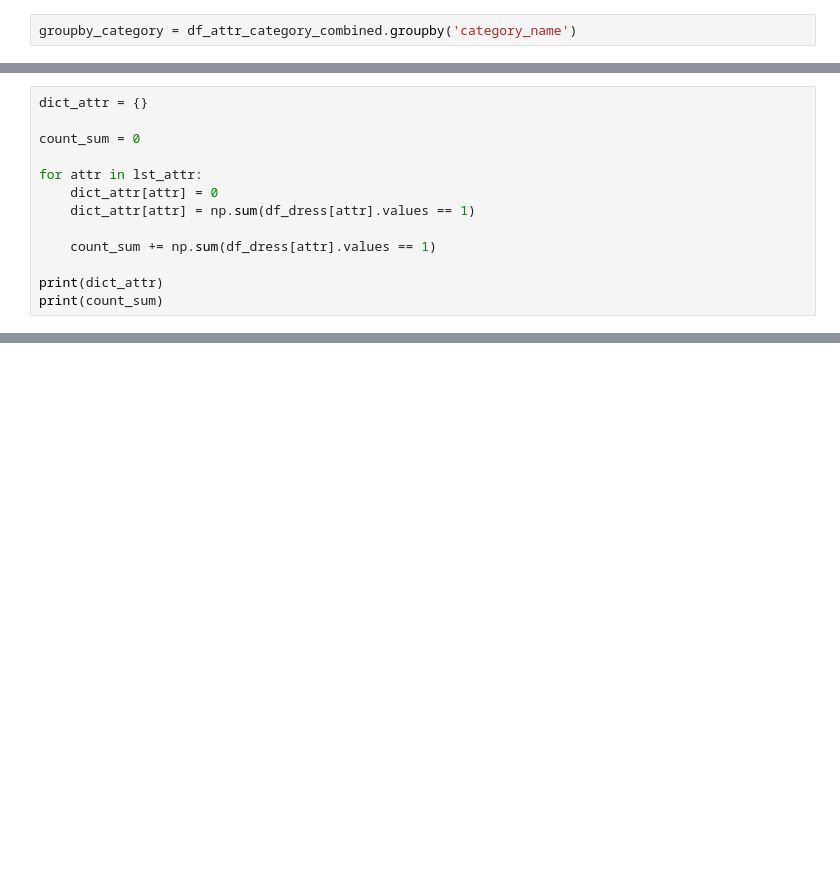
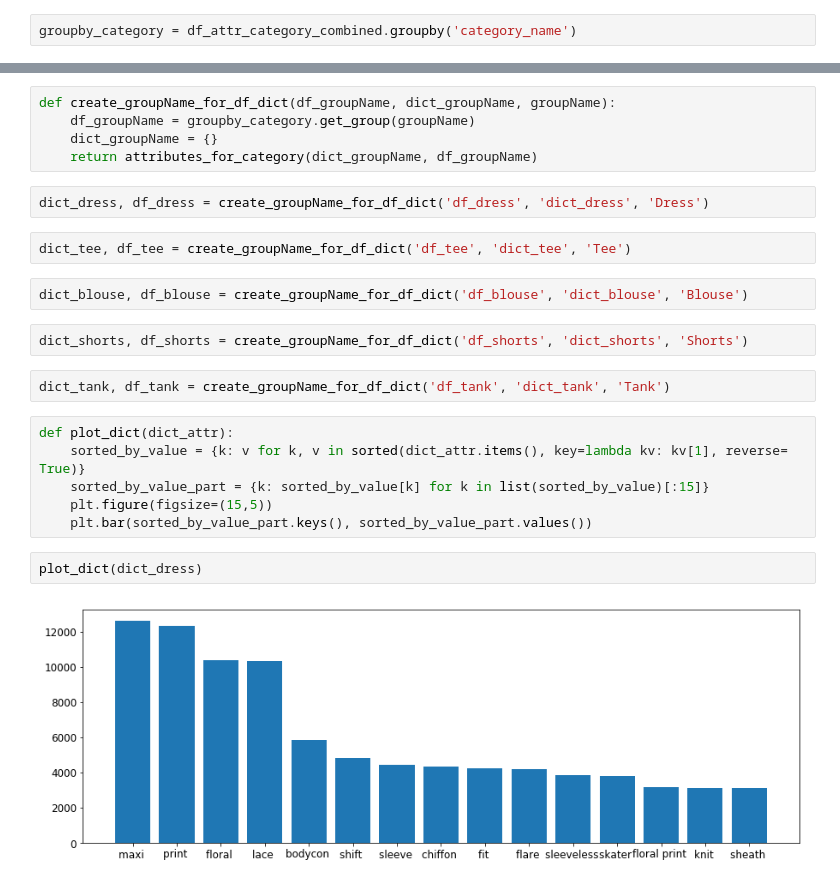
Before and after one commit to starsuzi/deep-fashion, a Jupyter notebook: explore-data.ipynb, the cells around one changed output, grey strips where cells are left out. Saved outputs shown, nothing was run; the diff lists cells and outputs as text; blank space fills up the shorter version.

Commit message:
plot added for attributes per dictionary

```diff
--- a/explore-data.ipynb
+++ b/explore-data.ipynb
@@ -712,13 +401,0 @@ df_dress.head()
-# %%
-dict_attr = {}
-
-count_sum = 0
-
-for attr in lst_attr:
-    dict_attr[attr] = 0
-    dict_attr[attr] = np.sum(df_dress[attr].values == 1)
-
-    count_sum += np.sum(df_dress[attr].values == 1)
-
-print(dict_attr)
-print(count_sum)
@@ -736,0 +409,25 @@ plt.bar(sorted_by_value2.keys(), sorted_by_value2.values())
+# %%
+def create_groupName_for_df_dict(df_groupName, dict_groupName, groupName):
+    df_groupName = groupby_category.get_group(groupName)
+    dict_groupName = {}
+    return attributes_for_category(dict_groupName, df_groupName)
+# %%
+dict_dress, df_dress = create_groupName_for_df_dict('df_dress', 'dict_dress', 'Dress')
+# %%
+dict_tee, df_tee = create_groupName_for_df_dict('df_tee', 'dict_tee', 'Tee')
+# %%
+dict_blouse, df_blouse = create_groupName_for_df_dict('df_blouse', 'dict_blouse', 'Blouse')
+# %%
+dict_shorts, df_shorts = create_groupName_for_df_dict('df_shorts', 'dict_shorts', 'Shorts')
+# %%
+dict_tank, df_tank = create_groupName_for_df_dict('df_tank', 'dict_tank', 'Tank')
+# %%
+def plot_dict(dict_attr):
+    sorted_by_value = {k: v for k, v in sorted(dict_attr.items(), key=lambda kv: kv[1], reverse= True)}
+    sorted_by_value_part = {k: sorted_by_value[k] for k in list(sorted_by_value)[:15]}
+    plt.figure(figsize=(15,5))
+    plt.bar(sorted_by_value_part.keys(), sorted_by_value_part.values())
+# %%
+plot_dict(dict_dress)
+# %% [output]
+[figure, added]
```
Also changed, not shown: parts of 47 cells of this notebook.
